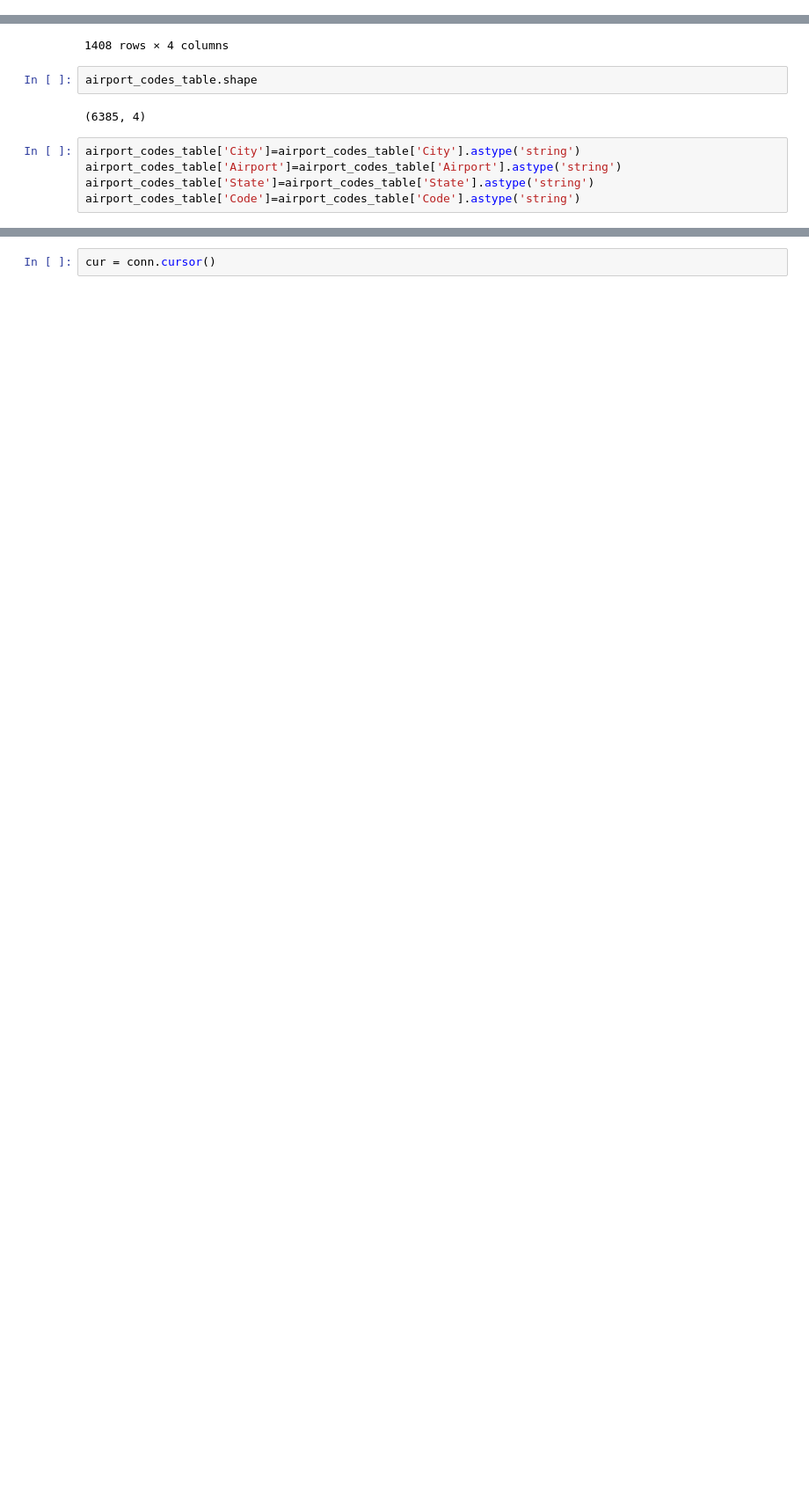
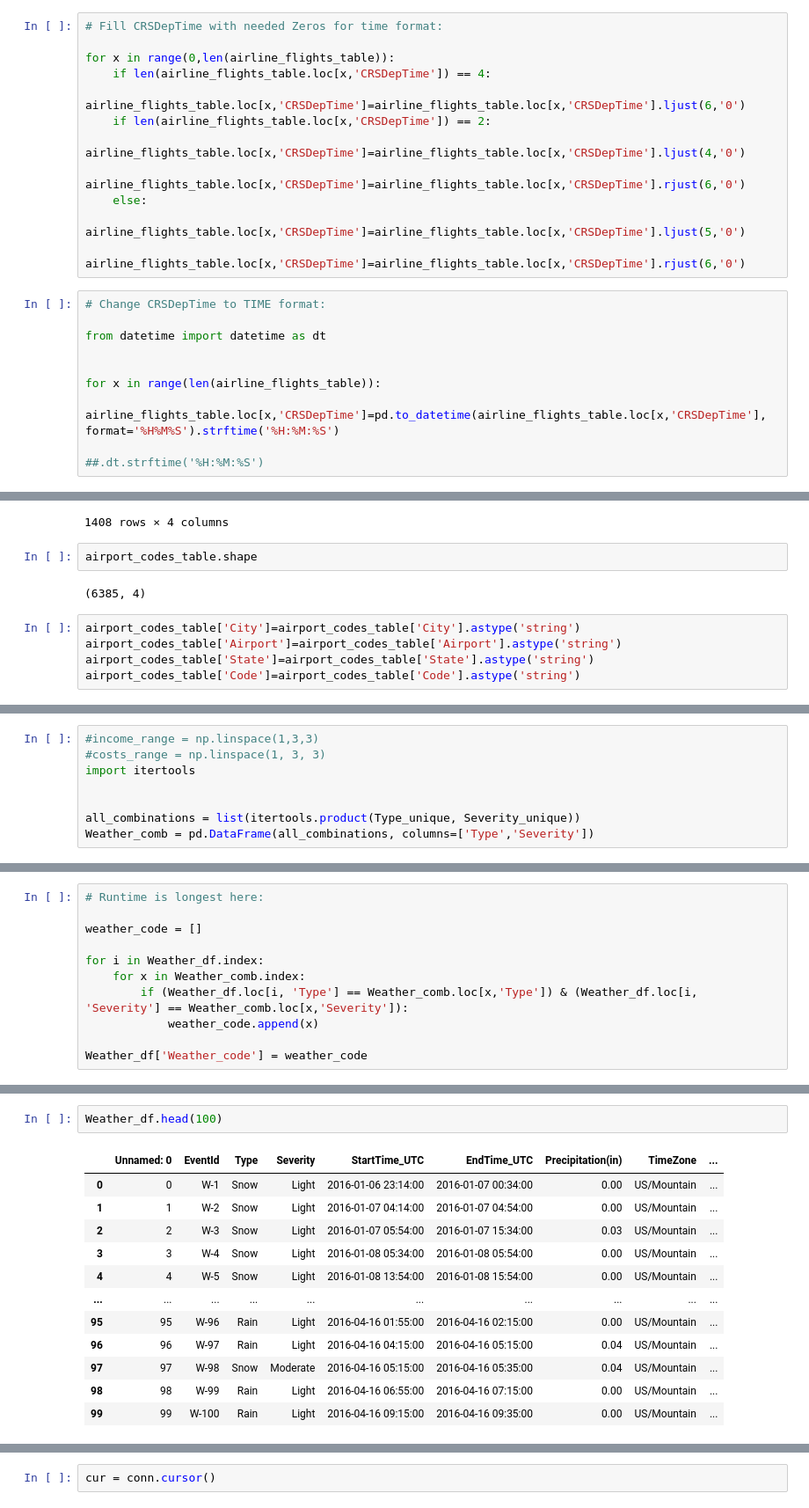
Before and after one commit to fausa/Flight-Analytics, a Jupyter notebook: code/Final_project_1.ipynb, the cells around one changed output, grey strips where cells are left out. Shown: that part at 88% size. Saved outputs shown, nothing was run; the diff lists cells and outputs as text; blank space fills up the shorter version.

```diff
--- a/code/Final_project_1.ipynb
+++ b/code/Final_project_1.ipynb
@@ -154,0 +268,22 @@ memory usage: 135.7+ MB
+# %%
+# Fill CRSDepTime with needed Zeros for time format:
+
+for x in range(0,len(airline_flights_table)):
+    if len(airline_flights_table.loc[x,'CRSDepTime']) == 4:
+        airline_flights_table.loc[x,'CRSDepTime']=airline_flights_table.loc[x,'CRSDepTime'].ljust(6,'0')
+    if len(airline_flights_table.loc[x,'CRSDepTime']) == 2:
+        airline_flights_table.loc[x,'CRSDepTime']=airline_flights_table.loc[x,'CRSDepTime'].ljust(4,'0')
+        airline_flights_table.loc[x,'CRSDepTime']=airline_flights_table.loc[x,'CRSDepTime'].rjust(6,'0')
+    else:
+        airline_flights_table.loc[x,'CRSDepTime']=airline_flights_table.loc[x,'CRSDepTime'].ljust(5,'0')
+        airline_flights_table.loc[x,'CRSDepTime']=airline_flights_table.loc[x,'CRSDepTime'].rjust(6,'0')
+# %%
+# Change CRSDepTime to TIME format:
+
+from datetime import datetime as dt
+
+
+for x in range(len(airline_flights_table)):
+    airline_flights_table.loc[x,'CRSDepTime']=pd.to_datetime(airline_flights_table.loc[x,'CRSDepTime'], format='%H%M%S').strftime('%H:%M:%S')
+
+##.dt.strftime('%H:%M:%S')
@@ -296,0 +432,8 @@ airport_codes_table['Code']=airport_codes_table['Code'].astype('string')
+# %%
+#income_range = np.linspace(1,3,3)
+#costs_range = np.linspace(1, 3, 3)
+import itertools
+
+
+all_combinations = list(itertools.product(Type_unique, Severity_unique))
+Weather_comb = pd.DataFrame(all_combinations, columns=['Type','Severity'])
@@ -296,0 +473,11 @@ airport_codes_table['Code']=airport_codes_table['Code'].astype('string')
+# %%
+# Runtime is longest here:
+
+weather_code = []
+
+for i in Weather_df.index:
+    for x in Weather_comb.index:
+        if (Weather_df.loc[i, 'Type'] == Weather_comb.loc[x,'Type']) & (Weather_df.loc[i, 'Severity'] == Weather_comb.loc[x,'Severity']):
+            weather_code.append(x)
+
+Weather_df['Weather_code'] = weather_code
@@ -296,0 +512,15 @@ airport_codes_table['Code']=airport_codes_table['Code'].astype('string')
+# %%
+Weather_df.head(100)
+# %% [output]
+|  | Unnamed: 0 | EventId | Type | Severity | StartTime_UTC | EndTime_UTC | Precipitation(in) | TimeZone | ... |
+| 0 | 0 | W-1 | Snow | Light | 2016-01-06 23:14:00 | 2016-01-07 00:34:00 | 0.00 | US/Mountain | ... |
+| 1 | 1 | W-2 | Snow | Light | 2016-01-07 04:14:00 | 2016-01-07 04:54:00 | 0.00 | US/Mountain | ... |
+| 2 | 2 | W-3 | Snow | Light | 2016-01-07 05:54:00 | 2016-01-07 15:34:00 | 0.03 | US/Mountain | ... |
+| 3 | 3 | W-4 | Snow | Light | 2016-01-08 05:34:00 | 2016-01-08 05:54:00 | 0.00 | US/Mountain | ... |
+| 4 | 4 | W-5 | Snow | Light | 2016-01-08 13:54:00 | 2016-01-08 15:54:00 | 0.00 | US/Mountain | ... |
+| ... | ... | ... | ... | ... | ... | ... | ... | ... | ... |
+| 95 | 95 | W-96 | Rain | Light | 2016-04-16 01:55:00 | 2016-04-16 02:15:00 | 0.00 | US/Mountain | ... |
+| 96 | 96 | W-97 | Rain | Light | 2016-04-16 04:15:00 | 2016-04-16 05:15:00 | 0.04 | US/Mountain | ... |
+| 97 | 97 | W-98 | Snow | Moderate | 2016-04-16 05:15:00 | 2016-04-16 05:35:00 | 0.04 | US/Mountain | ... |
+| 98 | 98 | W-99 | Rain | Light | 2016-04-16 06:55:00 | 2016-04-16 07:15:00 | 0.00 | US/Mountain | ... |
+| 99 | 99 | W-100 | Rain | Light | 2016-04-16 09:15:00 | 2016-04-16 09:35:00 | 0.00 | US/Mountain | ... |
```
Also changed, not shown: parts of 79 cells of this notebook.
